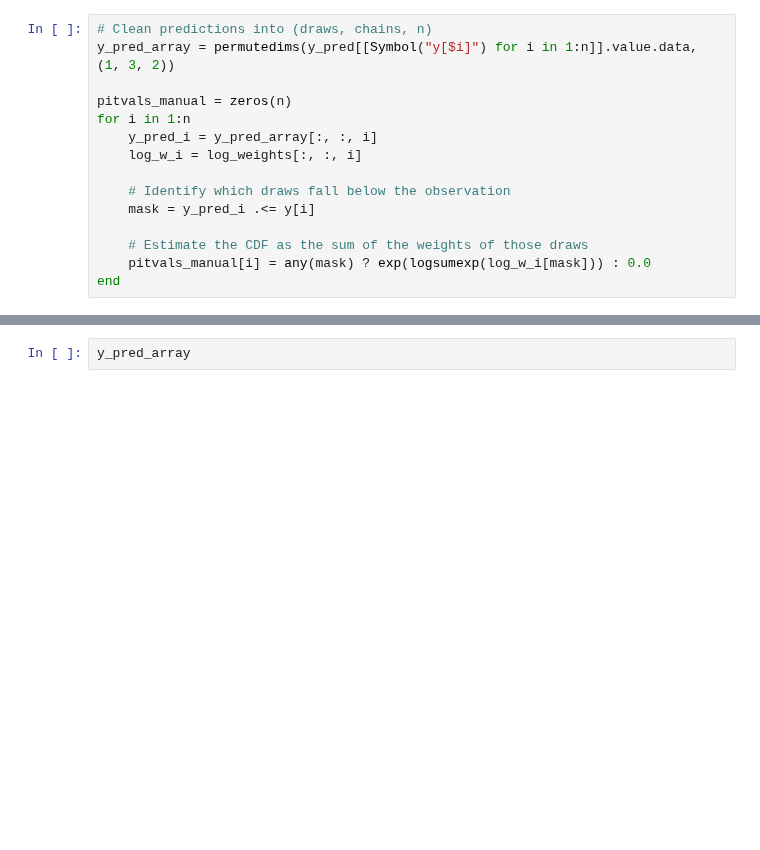
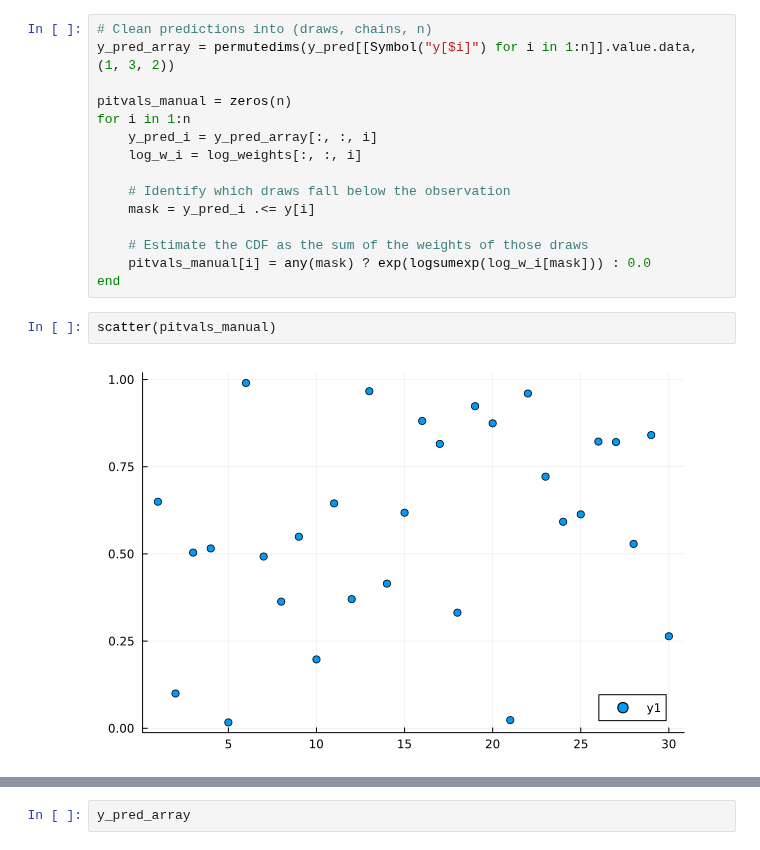
Before and after one commit to e34smith/LOO_PIT_Manual, a Jupyter notebook: Capse_Planck/EthanVsMarcoManualLOOPIT.ipynb, the cells around one changed output, grey strips where cells are left out. Drawn from its saved outputs; the diff is of its cells as text; blank space fills up the shorter version.

Commit message:
adding plotting to Marco Manual

```diff
--- a/Capse_Planck/EthanVsMarcoManualLOOPIT.ipynb
+++ b/Capse_Planck/EthanVsMarcoManualLOOPIT.ipynb
@@ -195,3 +195,7 @@ for i in 1:n
     # Estimate the CDF as the sum of the weights of those draws
     pitvals_manual[i] = any(mask) ? exp(logsumexp(log_w_i[mask])) : 0.0
 end
+# %%
+scatter(pitvals_manual)
+# %% [output]
+[figure, added]
```
Also changed, not shown: parts of 7 cells of this notebook.
